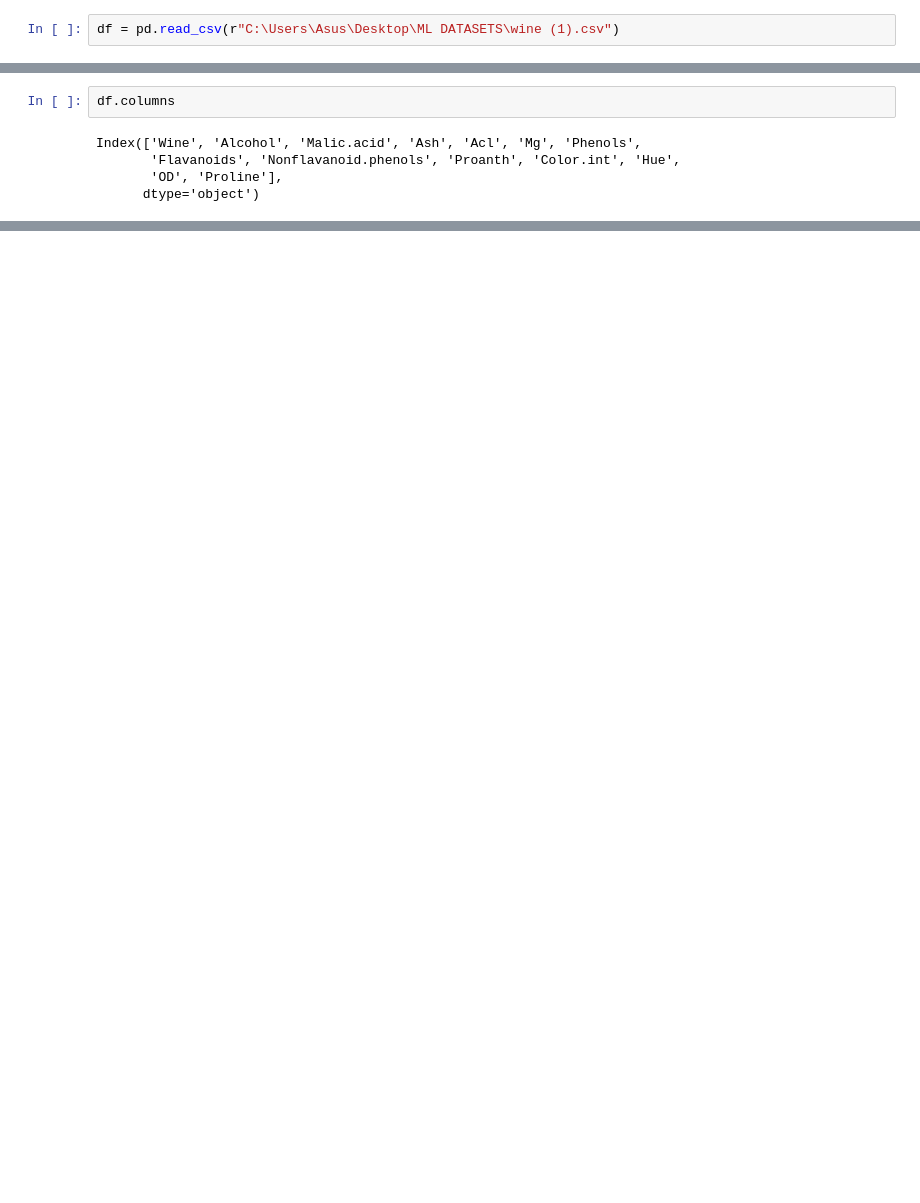
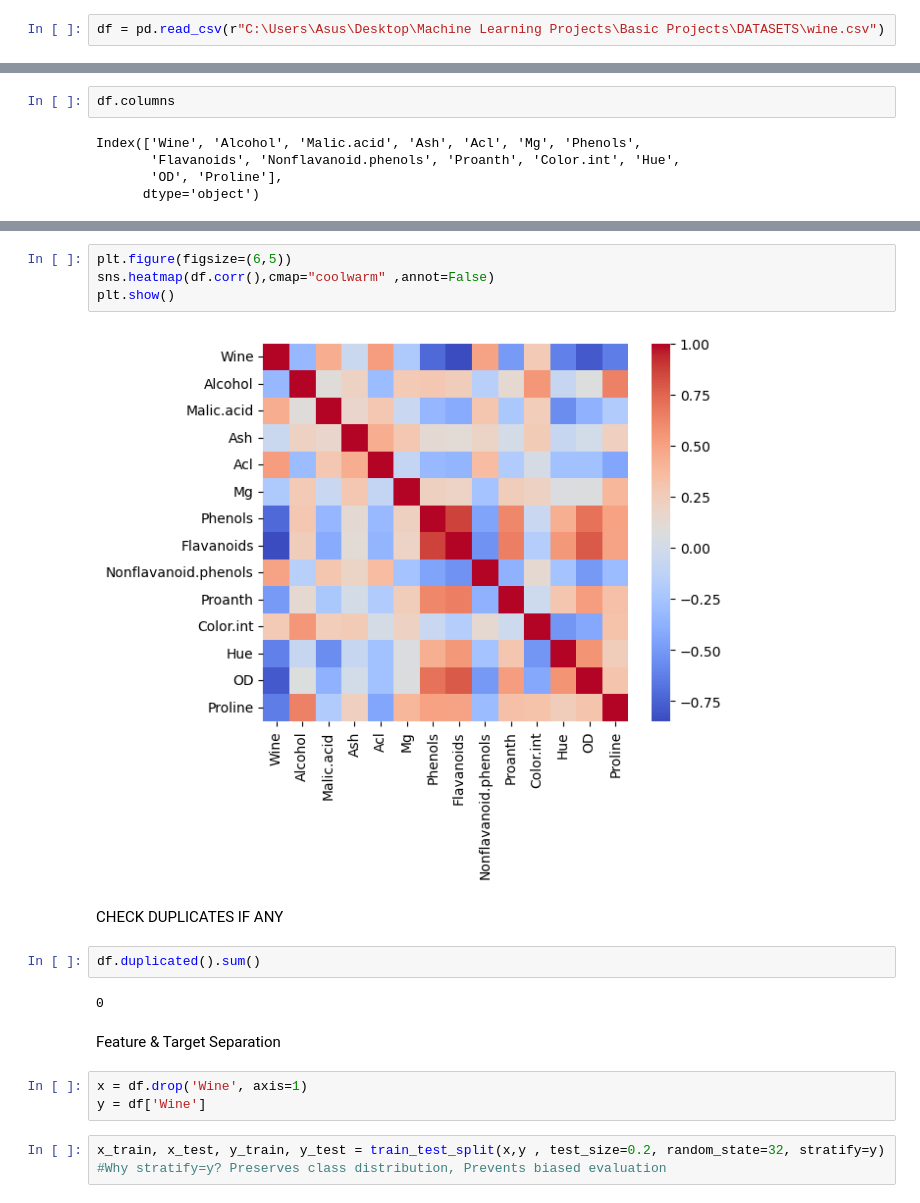
Before and after one commit to dev-sharma-ui/Machine-Learning-Projects-Repo, a Jupyter notebook: Basic Projects/WINE CLASSIFICATION/index.ipynb, the cells around one changed output, grey strips where cells are left out. Cells and saved outputs as stored; diff of their text form; blank space fills up the shorter version.

Commit message:
Wine Classification Project Completed

```diff
--- a/Basic Projects/WINE CLASSIFICATION/index.ipynb
+++ b/Basic Projects/WINE CLASSIFICATION/index.ipynb
@@ -10,6 +14,6 @@ from sklearn.preprocessing import LabelEncoder
 # %% [markdown]
 LOADING THE DATASET
 # %%
-df = pd.read_csv(r"C:\Users\Asus\Desktop\ML DATASETS\wine (1).csv")
+df = pd.read_csv(r"C:\Users\Asus\Desktop\Machine Learning Projects\Basic Projects\DATASETS\wine.csv")
 # %% [markdown]
 DATA CLEANING
@@ -81,0 +108,20 @@ Index(['Wine', 'Alcohol', 'Malic.acid', 'Ash', 'Acl', 'Mg', 'Phenols',
+# %%
+plt.figure(figsize=(6,5))
+sns.heatmap(df.corr(),cmap="coolwarm" ,annot=False)
+plt.show()
+# %% [output]
+[figure, added]
+# %% [markdown]
+CHECK DUPLICATES IF ANY
+# %%
+df.duplicated().sum()
+# %% [output]
+0
+# %% [markdown]
+Feature & Target Separation
+# %%
+x = df.drop('Wine', axis=1)
+y = df['Wine']
+# %%
+x_train, x_test, y_train, y_test = train_test_split(x,y , test_size=0.2, random_state=32, stratify=y)
+#Why stratify=y? Preserves class distribution, Prevents biased evaluation
```
Also changed, not shown: parts of 13 cells of this notebook, 1 other file.
